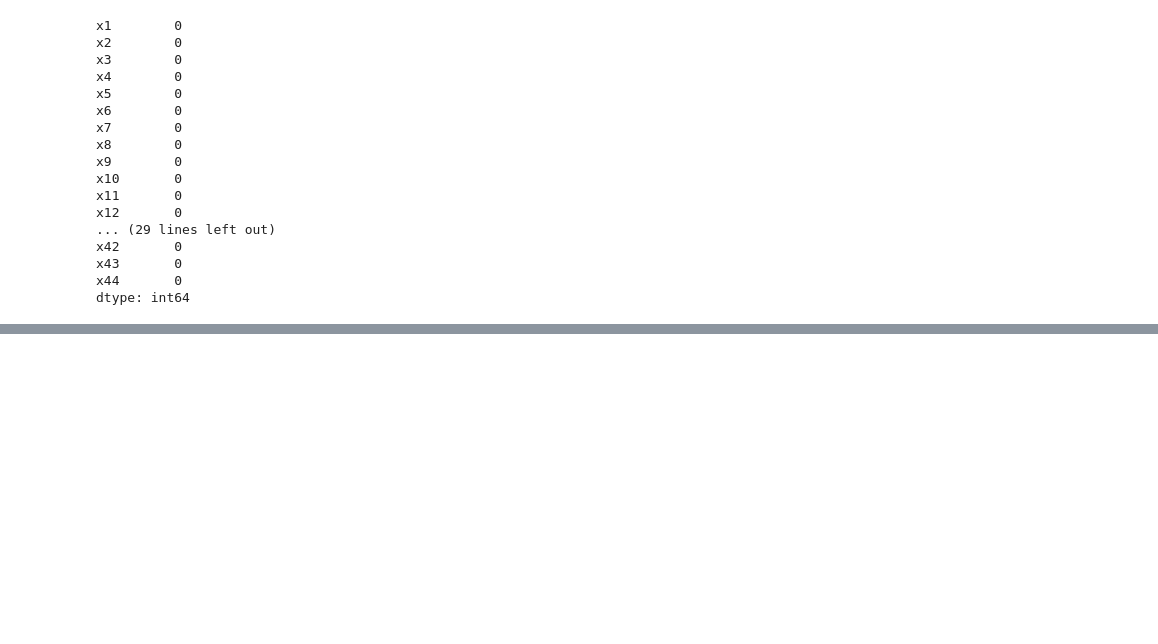
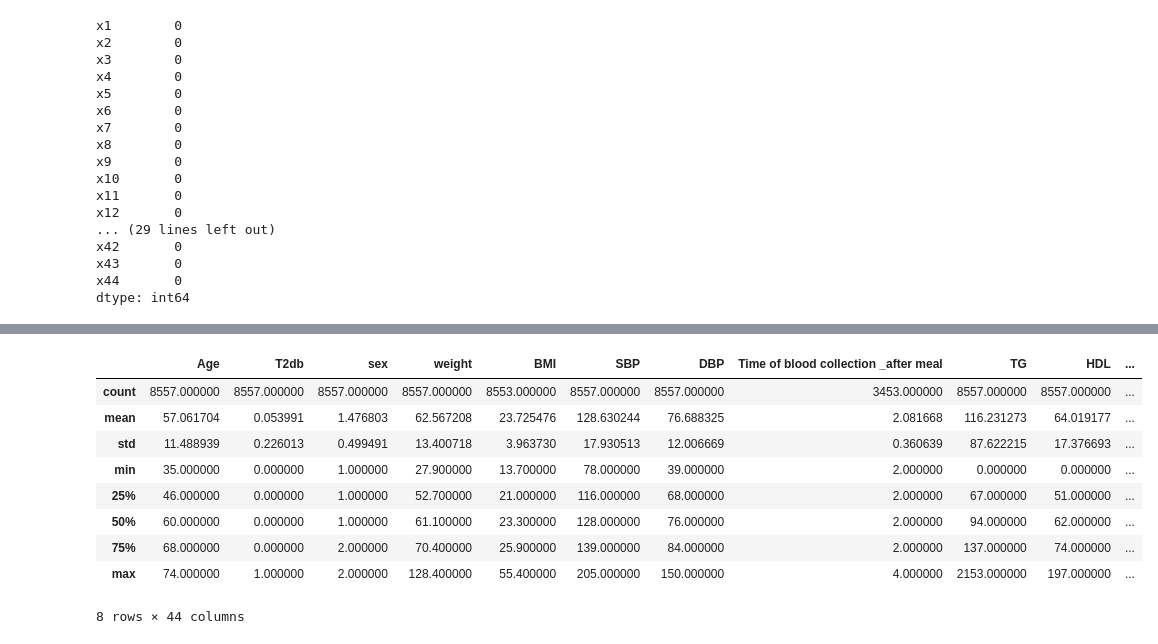
Before and after one commit to Genmai06/lightGBM_ReceiptData, a Jupyter notebook: Data cleaning.ipynb, the cells around one changed output, grey strips where cells are left out. Cells and saved outputs as stored; diff of their text form; code cells hidden in the pictures; blank space fills up the shorter version.

```diff
--- a/Data cleaning.ipynb
+++ b/Data cleaning.ipynb
@@ -201,0 +218,13 @@ dtype: int64
+# %%
+df.describe()
+# %% [output]
+|  | Age | T2db | sex | weight | BMI | SBP | DBP | Time of blood collection _after meal | TG | HDL | ... |
+| count | 8557.000000 | 8557.000000 | 8557.000000 | 8557.000000 | 8553.000000 | 8557.000000 | 8557.000000 | 3453.000000 | 8557.000000 | 8557.000000 | ... |
+| mean | 57.061704 | 0.053991 | 1.476803 | 62.567208 | 23.725476 | 128.630244 | 76.688325 | 2.081668 | 116.231273 | 64.019177 | ... |
+| std | 11.488939 | 0.226013 | 0.499491 | 13.400718 | 3.963730 | 17.930513 | 12.006669 | 0.360639 | 87.622215 | 17.376693 | ... |
+| min | 35.000000 | 0.000000 | 1.000000 | 27.900000 | 13.700000 | 78.000000 | 39.000000 | 2.000000 | 0.000000 | 0.000000 | ... |
+| 25% | 46.000000 | 0.000000 | 1.000000 | 52.700000 | 21.000000 | 116.000000 | 68.000000 | 2.000000 | 67.000000 | 51.000000 | ... |
+| 50% | 60.000000 | 0.000000 | 1.000000 | 61.100000 | 23.300000 | 128.000000 | 76.000000 | 2.000000 | 94.000000 | 62.000000 | ... |
+| 75% | 68.000000 | 0.000000 | 2.000000 | 70.400000 | 25.900000 | 139.000000 | 84.000000 | 2.000000 | 137.000000 | 74.000000 | ... |
+| max | 74.000000 | 1.000000 | 2.000000 | 128.400000 | 55.400000 | 205.000000 | 150.000000 | 4.000000 | 2153.000000 | 197.000000 | ... |
+8 rows × 44 columns
```
Also changed, not shown: parts of 12 cells of this notebook.
